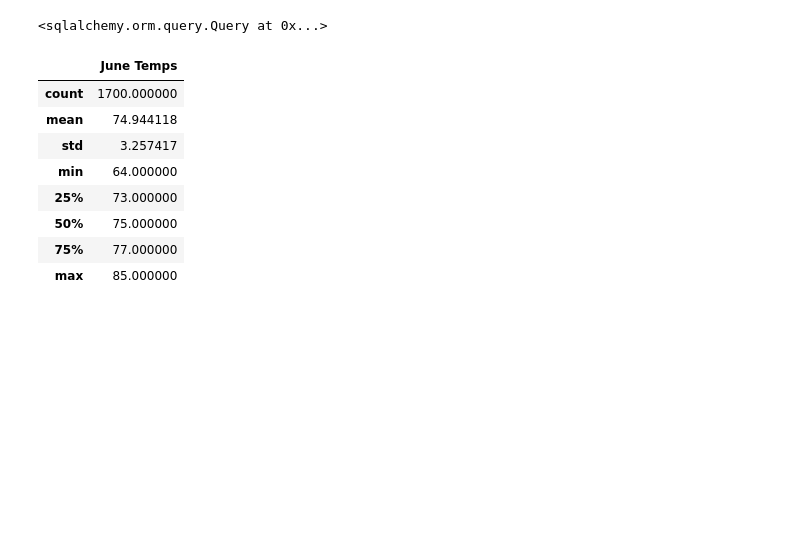
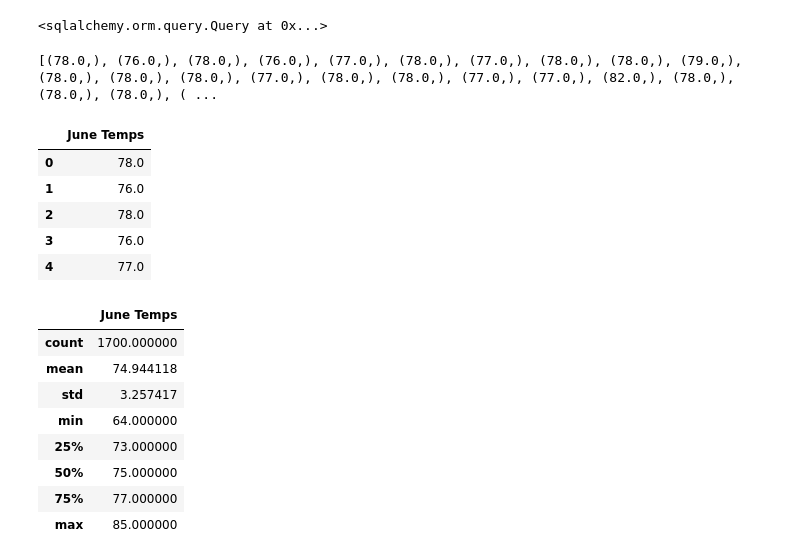
Before and after one commit to fobordo/surfs_up, a Jupyter notebook: SurfsUp_Challenge.ipynb, the cells around one changed output. Saved outputs shown, nothing was run; the diff lists cells and outputs as text; code cells hidden in the pictures; blank space fills up the shorter version.

```diff
--- a/SurfsUp_Challenge.ipynb
+++ b/SurfsUp_Challenge.ipynb
@@ -39,12 +39,21 @@ session.query(Measurement.tobs).\
 june_temps = session.query(Measurement.tobs).\
     filter(func.strftime('%m',Measurement.date) == "06").all()
 
-# print(june_temps)
+print(june_temps)
+# %% [output]
+[(78.0,), (76.0,), (78.0,), (76.0,), (77.0,), (78.0,), (77.0,), (78.0,), (78.0,), (79.0,), (78.0,), (78.0,), (78.0,), (77.0,), (78.0,), (78.0,), (77.0,), (77.0,), (82.0,), (78.0,), (78.0,), (78.0,), ( ...
 # %%
 # 4. Create a DataFrame from the list of temperatures for the month of June.
 june_df = pd.DataFrame(june_temps, columns=["June Temps"])
 
-# df
+june_df.head()
+# %% [output]
+|  | June Temps |
+| 0 | 78.0 |
+| 1 | 76.0 |
+| 2 | 78.0 |
+| 3 | 76.0 |
+| 4 | 77.0 |
 # %%
 # 5. Calculate and print out the summary statistics for the June temperature DataFrame.
 june_df.describe()
```
Also changed, not shown: parts of 2 cells of this notebook, 4 other files.
